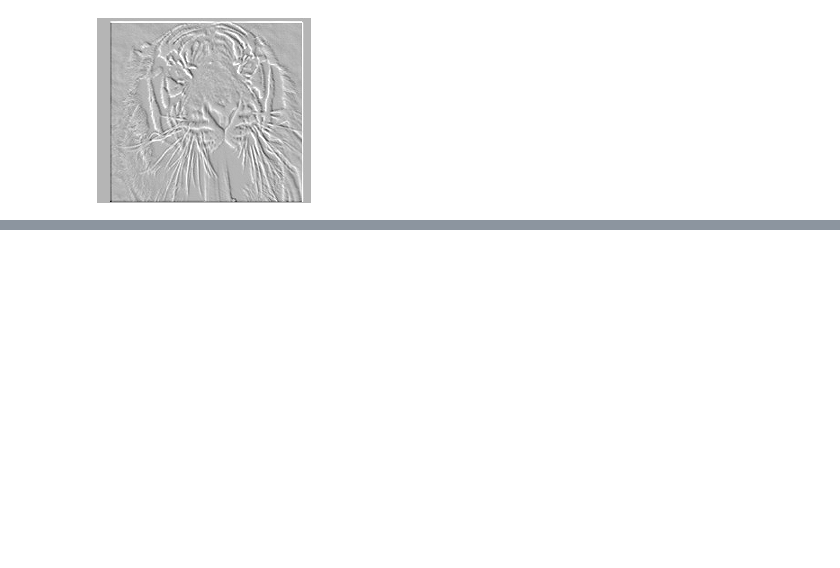
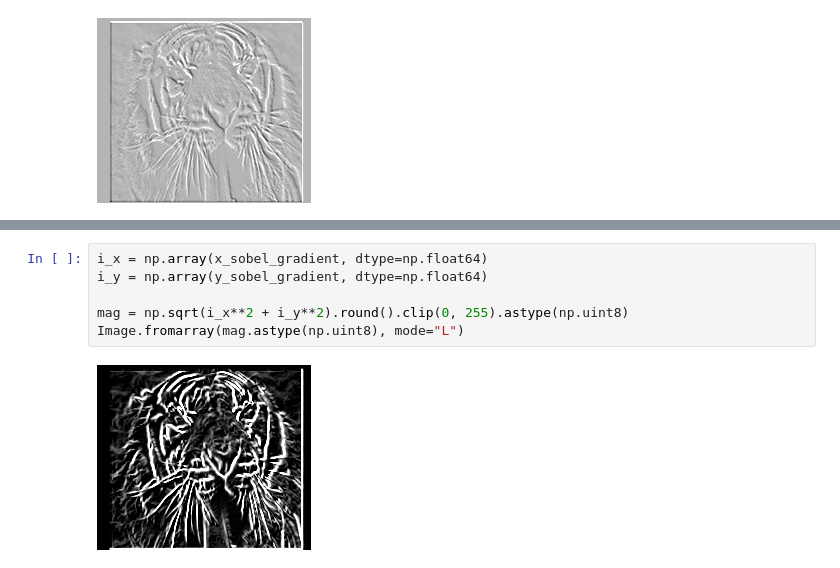
Before and after one commit to itaispiegel/graphics-learning, a Jupyter notebook: convolution.ipynb, the cells around one changed output, grey strips where cells are left out. Cells and saved outputs as stored; diff of their text form; blank space fills up the shorter version.

```diff
--- a/convolution.ipynb
+++ b/convolution.ipynb
@@ -87,0 +106,8 @@ new_img
+# %%
+i_x = np.array(x_sobel_gradient, dtype=np.float64)
+i_y = np.array(y_sobel_gradient, dtype=np.float64)
+
+mag = np.sqrt(i_x**2 + i_y**2).round().clip(0, 255).astype(np.uint8)
+Image.fromarray(mag.astype(np.uint8), mode="L")
+# %% [output]
+[figure, added]
```
Also changed, not shown: parts of 4 cells of this notebook, 1 other file.
